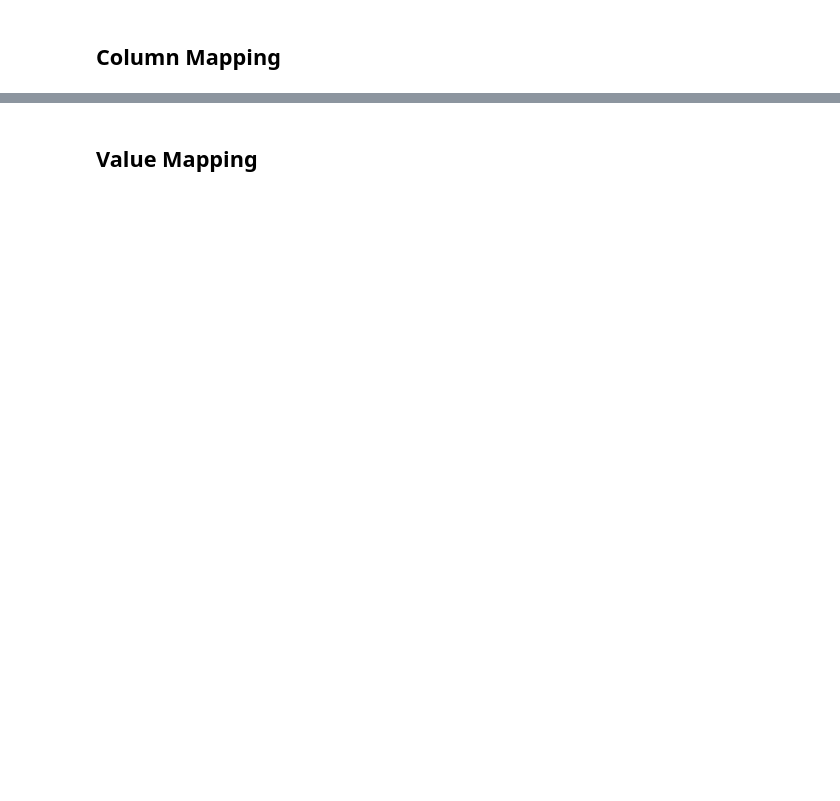
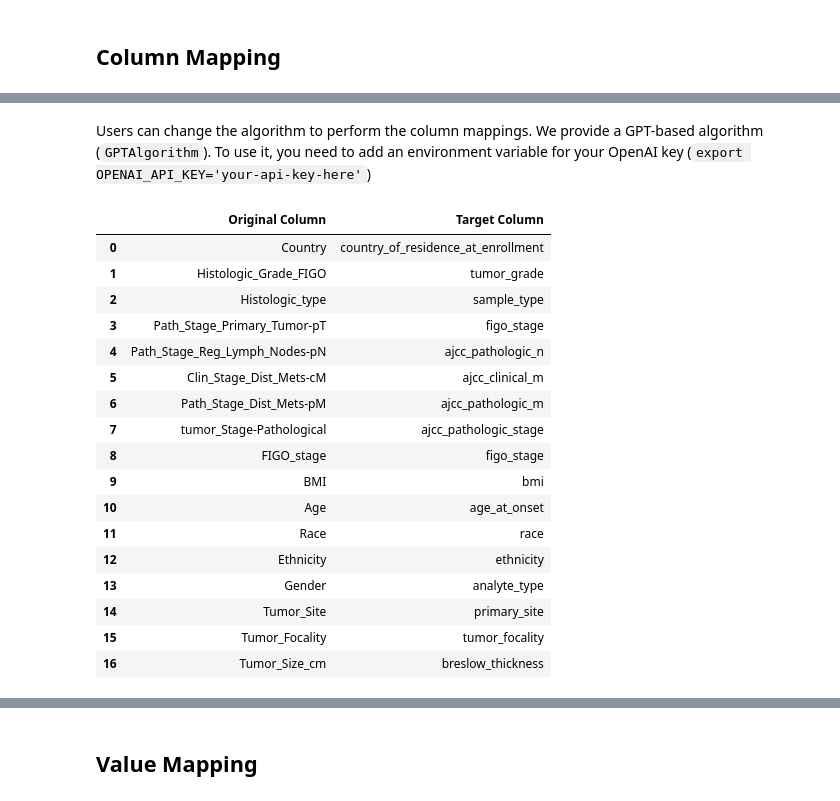
Before and after one commit to VIDA-NYU/bdi-kit, a Jupyter notebook: examples/column_and_value_mapping.ipynb, the cells around one changed output, grey strips where cells are left out. Drawn from its saved outputs; the diff is of its cells as text; code cells hidden in the pictures; blank space fills up the shorter version.

```diff
--- a/examples/column_and_value_mapping.ipynb
+++ b/examples/column_and_value_mapping.ipynb
@@ -161,4 +107,27 @@ column_mappings = manager.map_columns()
 | 14 | Tumor_Site | tumor_shape |
 | 15 | Tumor_Focality | tumor_focality |
 | 16 | Tumor_Size_cm | tumor_depth |
+# %% [markdown]
+Users can change the algorithm to perform the column mappings. We provide a GPT-based algorithm (`GPTAlgorithm`). To use it, you need to add an environment variable for your OpenAI key (`export OPENAI_API_KEY='your-api-key-here'`)
+# %%
+column_mappings = manager.map_columns(algorithm='GPTAlgorithm')
+# %% [output]
+|  | Original Column | Target Column |
+| 0 | Country | country_of_residence_at_enrollment |
+| 1 | Histologic_Grade_FIGO | tumor_grade |
+| 2 | Histologic_type | sample_type |
+| 3 | Path_Stage_Primary_Tumor-pT | figo_stage |
+| 4 | Path_Stage_Reg_Lymph_Nodes-pN | ajcc_pathologic_n |
+| 5 | Clin_Stage_Dist_Mets-cM | ajcc_clinical_m |
+| 6 | Path_Stage_Dist_Mets-pM | ajcc_pathologic_m |
+| 7 | tumor_Stage-Pathological | ajcc_pathologic_stage |
+| 8 | FIGO_stage | figo_stage |
+| 9 | BMI | bmi |
+| 10 | Age | age_at_onset |
+| 11 | Race | race |
+| 12 | Ethnicity | ethnicity |
+| 13 | Gender | analyte_type |
+| 14 | Tumor_Site | primary_site |
+| 15 | Tumor_Focality | tumor_focality |
+| 16 | Tumor_Size_cm | breslow_thickness |
 # %% [markdown]
```
Also changed, not shown: parts of 11 cells of this notebook.
